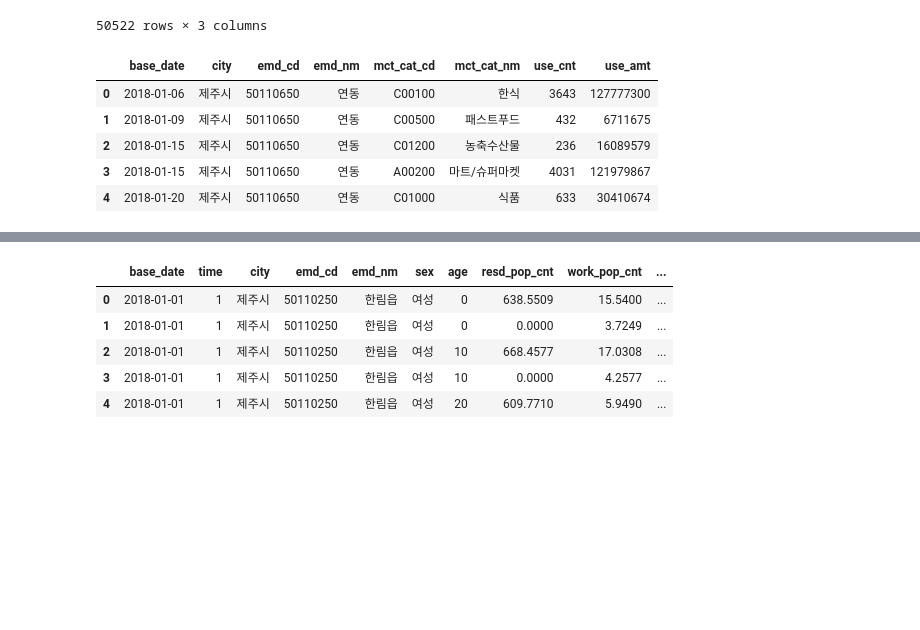
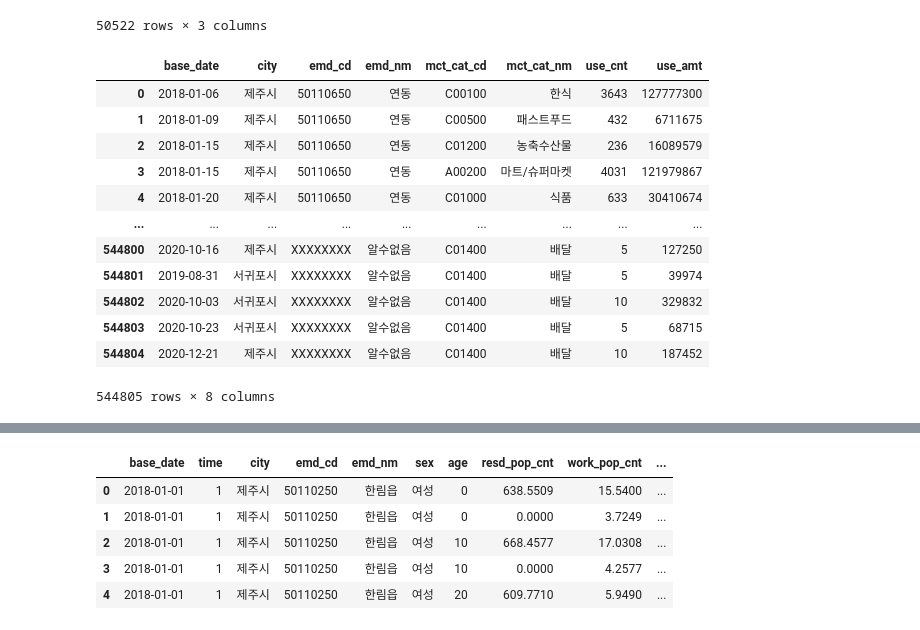
Before and after one commit to songmin9813/ECO_Jeju, a Jupyter notebook: Sungmin/Study/base_table.ipynb, the cells around one changed output, grey strips where cells are left out. Cells and saved outputs as stored; diff of their text form; code cells hidden in the pictures; blank space fills up the shorter version.

```diff
--- a/Sungmin/Study/base_table.ipynb
+++ b/Sungmin/Study/base_table.ipynb
@@ -118,11 +118,18 @@ waste_group.sum()
 50522 rows × 3 columns
 # %%
 card=pd.read_csv("C:/Users/mitha/OneDrive/바탕 화면/datas/card_spending.csv",encoding='CP949',low_memory=False)
-card.head()
+card
 # %% [output]
 |  | base_date | city | emd_cd | emd_nm | mct_cat_cd | mct_cat_nm | use_cnt | use_amt |
 | 0 | 2018-01-06 | 제주시 | 50110650 | 연동 | C00100 | 한식 | 3643 | 127777300 |
 | 1 | 2018-01-09 | 제주시 | 50110650 | 연동 | C00500 | 패스트푸드 | 432 | 6711675 |
 | 2 | 2018-01-15 | 제주시 | 50110650 | 연동 | C01200 | 농축수산물 | 236 | 16089579 |
 | 3 | 2018-01-15 | 제주시 | 50110650 | 연동 | A00200 | 마트/슈퍼마켓 | 4031 | 121979867 |
 | 4 | 2018-01-20 | 제주시 | 50110650 | 연동 | C01000 | 식품 | 633 | 30410674 |
+| ... | ... | ... | ... | ... | ... | ... | ... | ... |
+| 544800 | 2020-10-16 | 제주시 | XXXXXXXX | 알수없음 | C01400 | 배달 | 5 | 127250 |
+| 544801 | 2019-08-31 | 서귀포시 | XXXXXXXX | 알수없음 | C01400 | 배달 | 5 | 39974 |
+| 544802 | 2020-10-03 | 서귀포시 | XXXXXXXX | 알수없음 | C01400 | 배달 | 10 | 329832 |
+| 544803 | 2020-10-23 | 서귀포시 | XXXXXXXX | 알수없음 | C01400 | 배달 | 5 | 68715 |
+| 544804 | 2020-12-21 | 제주시 | XXXXXXXX | 알수없음 | C01400 | 배달 | 10 | 187452 |
+544805 rows × 8 columns
```
Also changed, not shown: parts of 10 cells of this notebook, 1 other file.
